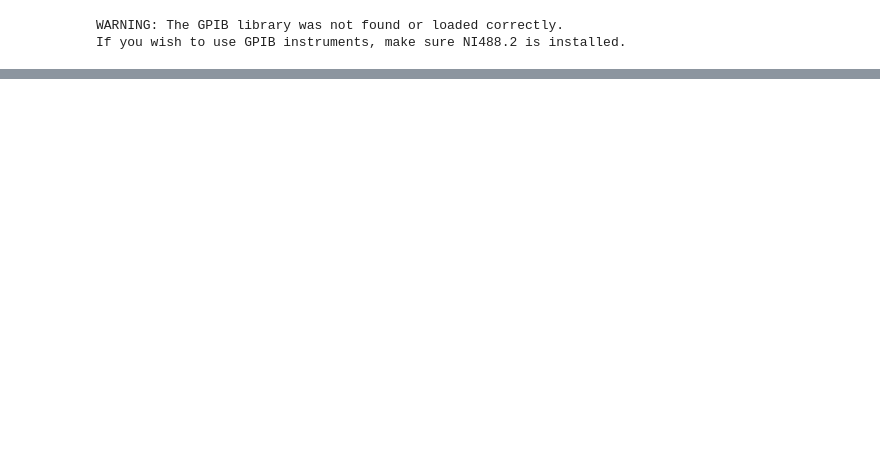
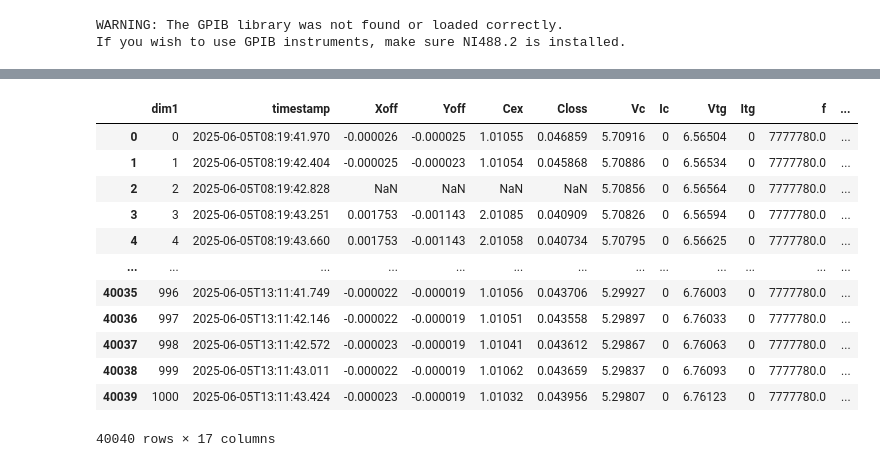
Before and after one commit to Andyrew2357/ez-data, a Jupyter notebook: demo.ipynb, the cells around one changed output, grey strips where cells are left out. Drawn from its saved outputs; the diff is of its cells as text; code cells hidden in the pictures; blank space fills up the shorter version.

Commit message:
integration with smarty sweep / special measure works

```diff
--- a/demo.ipynb
+++ b/demo.ipynb
@@ -196,3 +196,70 @@ with open("interactive_plot.html", "w") as Html_file:
 plt.show()
 
 # Colorbar interactivity is broken. Prefer just saving static images.
+# %%
+# Smarty Sweep / Special Measure Compatibility
+
+sm_data_folder = r'C:\Users\avdif\MIT Dropbox\Andrew DiFabbio\Capacitance_2059\S91_2059He3\data'
+
+def Vraw_to_V(Vtg, Vc):
+    return Vtg - Vc, -Vc
+
+q = 1.60217663e-19      # C
+ε0 = 8.8541878188e-12   # F⋅m−1
+Ct = 7.4397375e+15 * q  # F⋅m−2
+Cb = 7.6688751e+15 * q  # F⋅m−2
+n1 = 7.7093901e+15      # m−2
+n0 = 2.9623501e+15      # m−2
+D0 = -6730550           # V⋅m−1
+def V_to_nD(Vtg, Vbg):
+    n = (Ct*Vtg + Cb*Vbg)/q - n0
+    D = (Ct*Vtg - Cb*Vbg)/(2*ε0) - D0
+    return n, D
+
+# This iterator pattern for the indices is common of smarty sweep /
+# special measure data (often we split files by lines)
+dim0 = 0
+def idx_func(df):
+    # Convert from raw voltages to effective Vtg and Vbg
+    df = apply_transform(df, Vraw_to_V, ('Vtg', 'Vc'), ('Vtg', 'Vbg'))
+    # Add n and D columns
+    df = apply_transform(df, V_to_nD, ('Vtg', 'Vbg'), ('n', 'D'))
+    # Add index
+    global dim0
+    idx0 = dim0
+    dim0 += 1
+    df = df.reset_index(names = 'dim1')
+    df['dim0'] = idx0
+    return df
+
+col_names = {
+    'timestamp' : '#Timestamp',
+    'Xoff'      : 'X_{offbal} (V)',
+    'Yoff'      : 'Y_{offbal} (V)',
+    'Cex'       : 'C/C_{std}',
+    'Closs'     : 'C_{loss}/C_{std}',
+    'Vc'        : 'V_{Contacts} (V)',
+    'Ic'        : 'I_{Contacts} (A)',
+    'Vtg'       : 'V_{TG} (V)',
+    'Itg'       : 'I_{TG} (A)',
+    'f'         : '*Freq (Hz)',
+    'B'         : '*B (T)',
+    'Vexc'      : '*Excitation (V)'
+}
+
+sm_df = dat_to_pandas(sm_data_folder, "_scan149_map_340mK.dat", idx_func, col_names)
+sm_df
+# %% [output]
+|  | dim1 | timestamp | Xoff | Yoff | Cex | Closs | Vc | Ic | Vtg | Itg | f | ... |
+| 0 | 0 | 2025-06-05T08:19:41.970 | -0.000026 | -0.000025 | 1.01055 | 0.046859 | 5.70916 | 0 | 6.56504 | 0 | 7777780.0 | ... |
+| 1 | 1 | 2025-06-05T08:19:42.404 | -0.000025 | -0.000023 | 1.01054 | 0.045868 | 5.70886 | 0 | 6.56534 | 0 | 7777780.0 | ... |
+| 2 | 2 | 2025-06-05T08:19:42.828 | NaN | NaN | NaN | NaN | 5.70856 | 0 | 6.56564 | 0 | 7777780.0 | ... |
+| 3 | 3 | 2025-06-05T08:19:43.251 | 0.001753 | -0.001143 | 2.01085 | 0.040909 | 5.70826 | 0 | 6.56594 | 0 | 7777780.0 | ... |
+| 4 | 4 | 2025-06-05T08:19:43.660 | 0.001753 | -0.001143 | 2.01058 | 0.040734 | 5.70795 | 0 | 6.56625 | 0 | 7777780.0 | ... |
+| ... | ... | ... | ... | ... | ... | ... | ... | ... | ... | ... | ... | ... |
+| 40035 | 996 | 2025-06-05T13:11:41.749 | -0.000022 | -0.000019 | 1.01056 | 0.043706 | 5.29927 | 0 | 6.76003 | 0 | 7777780.0 | ... |
+| 40036 | 997 | 2025-06-05T13:11:42.146 | -0.000022 | -0.000019 | 1.01051 | 0.043558 | 5.29897 | 0 | 6.76033 | 0 | 7777780.0 | ... |
+| 40037 | 998 | 2025-06-05T13:11:42.572 | -0.000023 | -0.000019 | 1.01041 | 0.043612 | 5.29867 | 0 | 6.76063 | 0 | 7777780.0 | ... |
+| 40038 | 999 | 2025-06-05T13:11:43.011 | -0.000022 | -0.000019 | 1.01062 | 0.043659 | 5.29837 | 0 | 6.76093 | 0 | 7777780.0 | ... |
+| 40039 | 1000 | 2025-06-05T13:11:43.424 | -0.000023 | -0.000019 | 1.01032 | 0.043956 | 5.29807 | 0 | 6.76123 | 0 | 7777780.0 | ... |
+40040 rows × 17 columns
```
Also changed, not shown: parts of 12 cells of this notebook, 3 other files.
